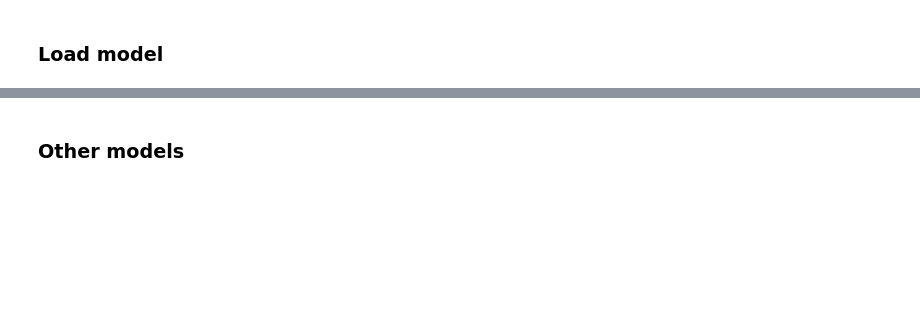
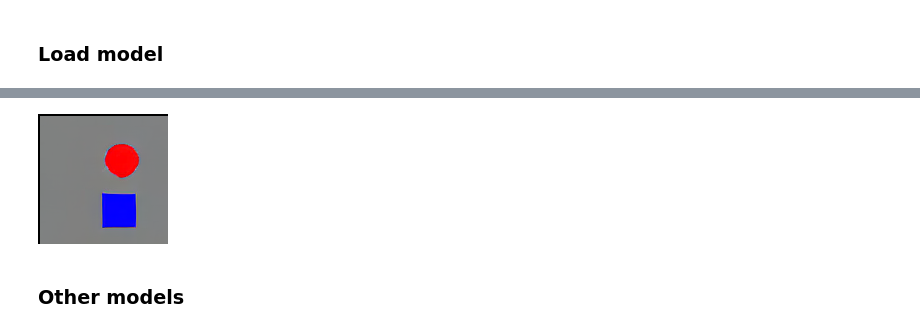
Before and after one commit to Animadversio/DiffusionObjectRelation, a Jupyter notebook: notebooks/LLAVA_VQA.ipynb, the cells around one changed output, grey strips where cells are left out. Cells and saved outputs as stored; diff of their text form; code cells hidden in the pictures; blank space fills up the shorter version.

```diff
--- a/notebooks/LLAVA_VQA.ipynb
+++ b/notebooks/LLAVA_VQA.ipynb
@@ -249,0 +414,4 @@ Setting `pad_token_id` to `eos_token_id`:None for open-end generation.
+# %%
+subimages[1]
+# %% [output]
+[figure, added]
```
Also changed, not shown: parts of 17 cells of this notebook, 4 other files.
